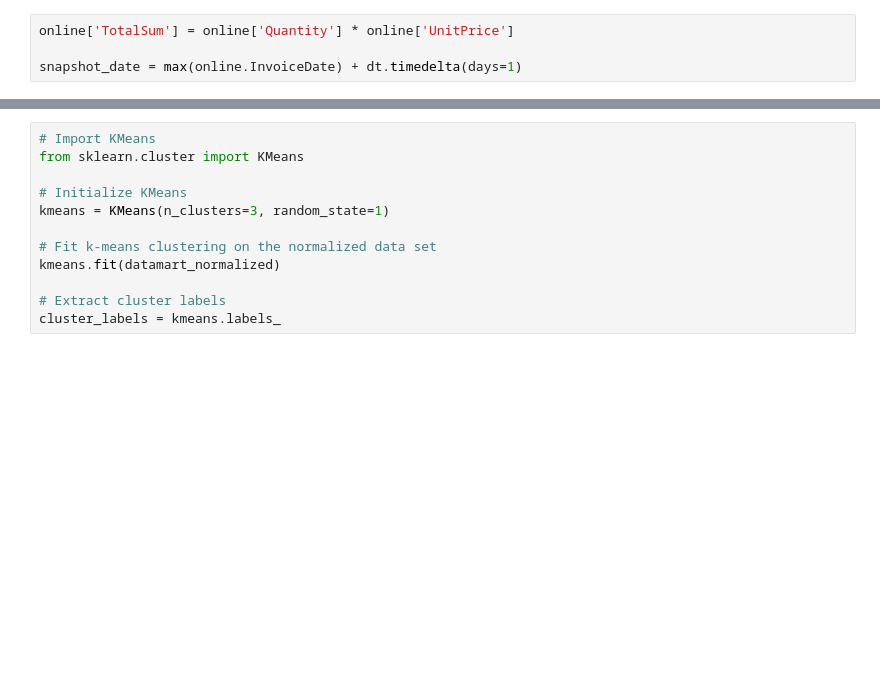
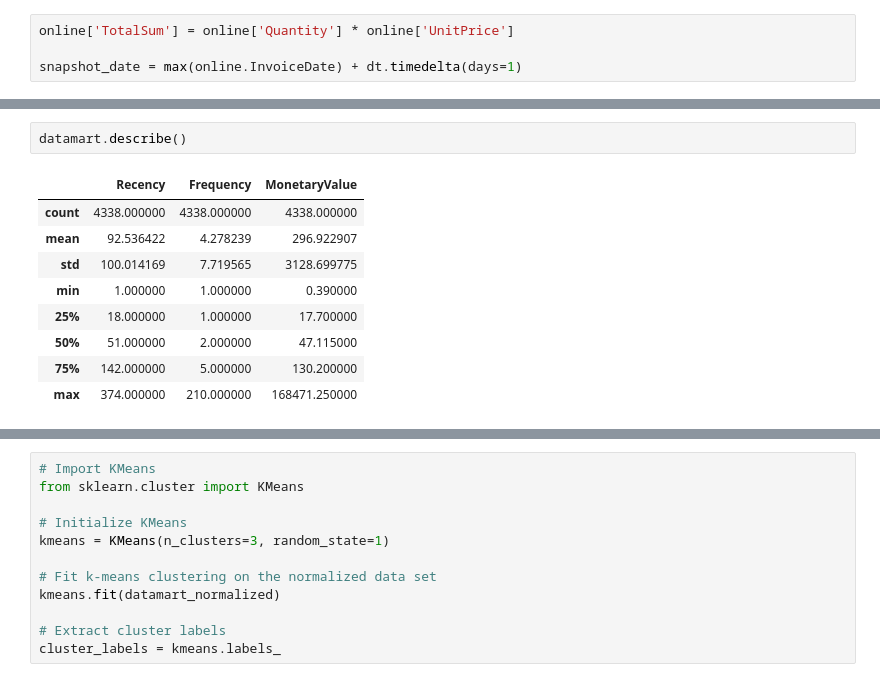
Before and after one commit to esjerome/costumer_segmentation, a Jupyter notebook: k_means_clustering.ipynb, the cells around one changed output, grey strips where cells are left out. Drawn from its saved outputs; the diff is of its cells as text; blank space fills up the shorter version.

```diff
--- a/k_means_clustering.ipynb
+++ b/k_means_clustering.ipynb
@@ -51,3 +66,15 @@ datamart.head()
+# %%
+datamart.describe()
+# %% [output]
+|  | Recency | Frequency | MonetaryValue |
+| count | 4338.000000 | 4338.000000 | 4338.000000 |
+| mean | 92.536422 | 4.278239 | 296.922907 |
+| std | 100.014169 | 7.719565 | 3128.699775 |
+| min | 1.000000 | 1.000000 | 0.390000 |
+| 25% | 18.000000 | 1.000000 | 17.700000 |
+| 50% | 51.000000 | 2.000000 | 47.115000 |
+| 75% | 142.000000 | 5.000000 | 130.200000 |
+| max | 374.000000 | 210.000000 | 168471.250000 |
 # %%
 datamart_rfm = datamart[['Recency', 'Frequency', 'MonetaryValue']]
 
```
Also changed, not shown: parts of 16 cells of this notebook.
